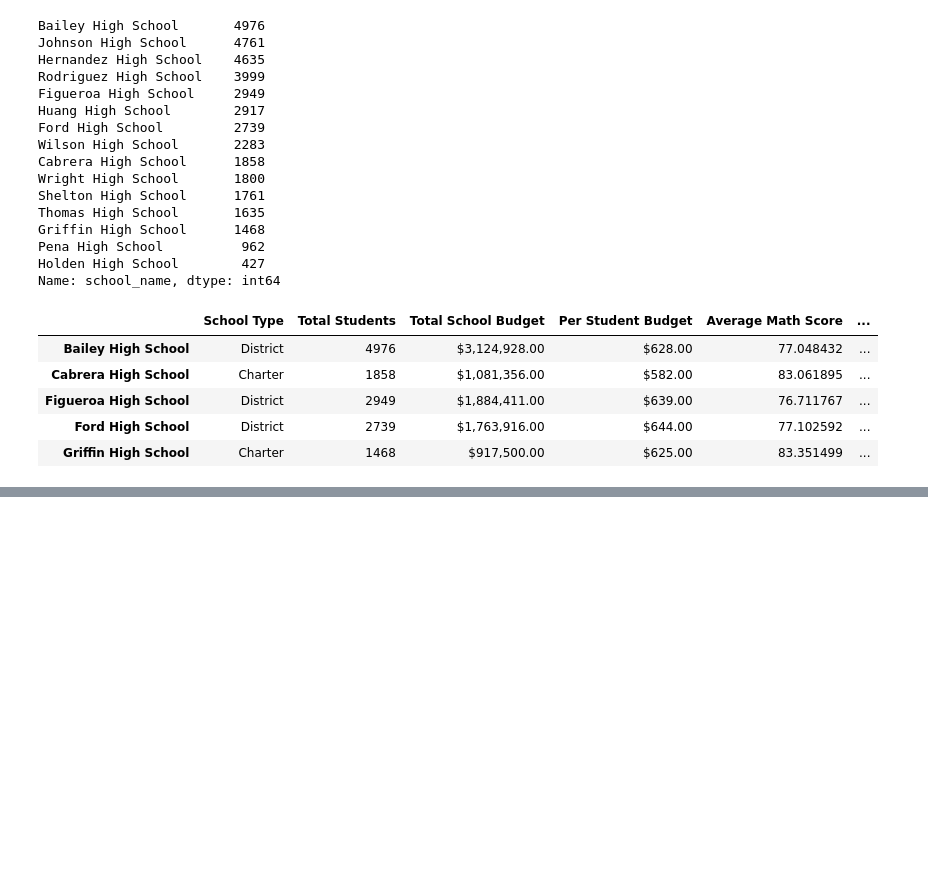
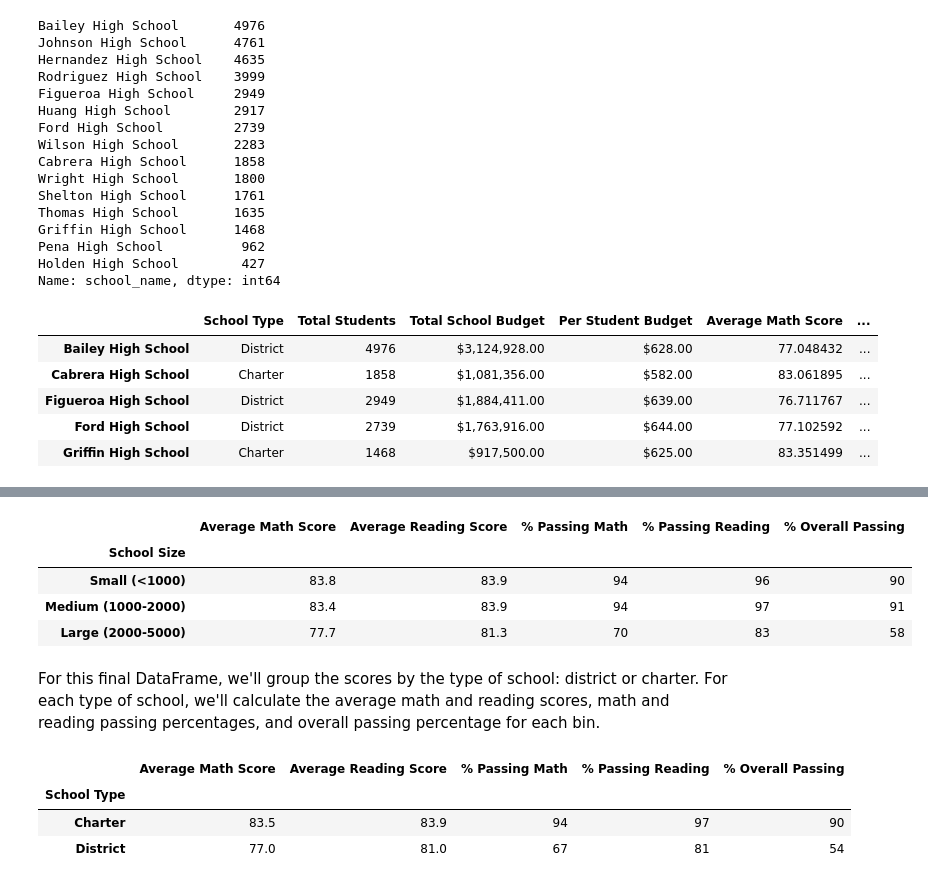
Before and after one commit to sfnxboy/School_District_Analysis, a Jupyter notebook: PyCitySchools.ipynb, the cells around one changed output, grey strips where cells are left out. Drawn from its saved outputs; the diff is of its cells as text; code cells hidden in the pictures; blank space fills up the shorter version.

```diff
--- a/PyCitySchools.ipynb
+++ b/PyCitySchools.ipynb
@@ -972,0 +1000,21 @@ per_school_summary_df.head()
+# %%
+# Formatting.
+size_summary_df["Average Math Score"] = size_summary_df["Average Math Score"].map("{:.1f}".format)
+
+size_summary_df["Average Reading Score"] = size_summary_df["Average Reading Score"].map("{:.1f}".format)
+
+size_summary_df["% Passing Math"] = size_summary_df["% Passing Math"].map("{:.0f}".format)
+
+size_summary_df["% Passing Reading"] = size_summary_df["% Passing Reading"].map("{:.0f}".format)
+
+size_summary_df["% Overall Passing"] = size_summary_df["% Overall Passing"].map("{:.0f}".format)
+
+size_summary_df
+# %% [output]
+|  | Average Math Score | Average Reading Score | % Passing Math | % Passing Reading | % Overall Passing |
+| School Size |  |  |  |  |  |
+| Small (<1000) | 83.8 | 83.9 | 94 | 96 | 90 |
+| Medium (1000-2000) | 83.4 | 83.9 | 94 | 97 | 91 |
+| Large (2000-5000) | 77.7 | 81.3 | 70 | 83 | 58 |
+# %% [markdown]
+For this final DataFrame, we'll group the scores by the type of school: district or charter. For each type of school, we'll calculate the average math and reading scores, math and reading passing percentages, and overall passing percentage for each bin.
@@ -972,0 +1032,23 @@ per_school_summary_df.head()
+# %%
+# Assemble into DataFrame.
+type_summary_df = pd.DataFrame({
+          "Average Math Score" : type_math_scores,
+          "Average Reading Score": type_reading_scores,
+          "% Passing Math": type_passing_math,
+          "% Passing Reading": type_passing_reading,
+          "% Overall Passing": type_overall_passing})
+
+# Formatting
+type_summary_df["Average Math Score"] = type_summary_df["Average Math Score"].map("{:.1f}".format)
+type_summary_df["Average Reading Score"] = type_summary_df["Average Reading Score"].map("{:.1f}".format)
+type_summary_df["% Passing Math"] = type_summary_df["% Passing Math"].map("{:.0f}".format)
+type_summary_df["% Passing Reading"] = type_summary_df["% Passing Reading"].map("{:.0f}".format)
+type_summary_df["% Overall Passing"] = type_summary_df["% Overall Passing"].map("{:.0f}".format)
+
+
+type_summary_df
+# %% [output]
+|  | Average Math Score | Average Reading Score | % Passing Math | % Passing Reading | % Overall Passing |
+| School Type |  |  |  |  |  |
+| Charter | 83.5 | 83.9 | 94 | 97 | 90 |
+| District | 77.0 | 81.0 | 67 | 81 | 54 |
```
Also changed, not shown: parts of 3 cells of this notebook.
